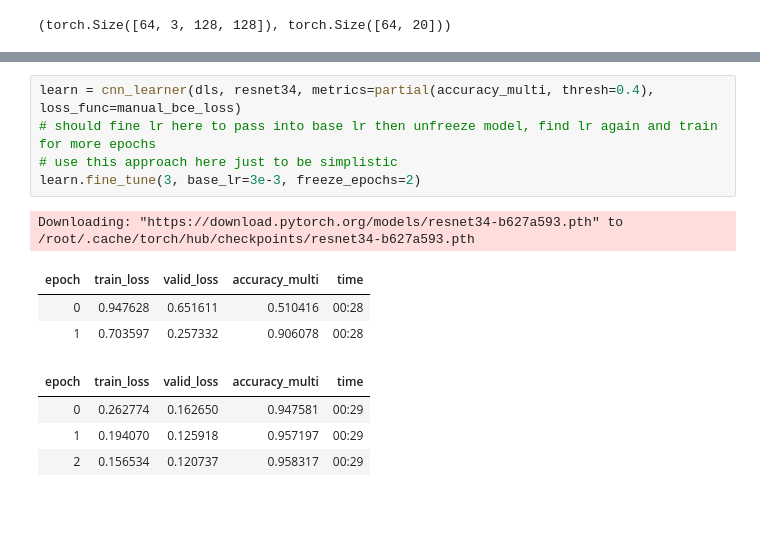
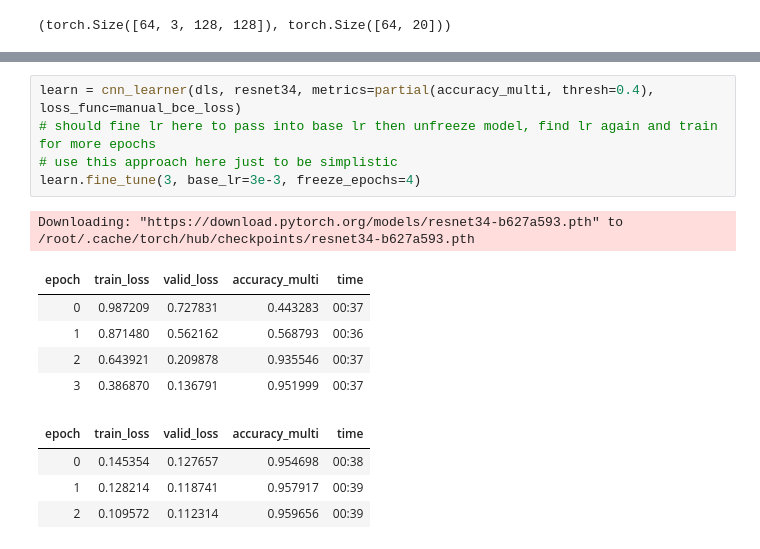
Before and after one commit to Nick-palmar/fast_book, a Jupyter notebook: 06_other_cv_redos.ipynb, the cells around one changed output, grey strips where cells are left out. Drawn from its saved outputs; the diff is of its cells as text; blank space fills up the shorter version.

```diff
--- a/06_other_cv_redos.ipynb
+++ b/06_other_cv_redos.ipynb
@@ -113,17 +113,19 @@ manual_bce_loss(act, y), nn.BCEWithLogitsLoss()(act, y)
 # %%
 learn = cnn_learner(dls, resnet34, metrics=partial(accuracy_multi, thresh=0.4), loss_func=manual_bce_loss)
 # should fine lr here to pass into base lr then unfreeze model, find lr again and train for more epochs
 # use this approach here just to be simplistic
-learn.fine_tune(3, base_lr=3e-3, freeze_epochs=2)
+learn.fine_tune(3, base_lr=3e-3, freeze_epochs=4)
 # %% [output]
 Downloading: "https://download.pytorch.org/models/resnet34-b627a593.pth" to /root/.cache/torch/hub/checkpoints/resnet34-b627a593.pth
 | epoch | train_loss | valid_loss | accuracy_multi | time |
-| 0 | 0.947628 | 0.651611 | 0.510416 | 00:28 |
-| 1 | 0.703597 | 0.257332 | 0.906078 | 00:28 |
+| 0 | 0.987209 | 0.727831 | 0.443283 | 00:37 |
+| 1 | 0.871480 | 0.562162 | 0.568793 | 00:36 |
+| 2 | 0.643921 | 0.209878 | 0.935546 | 00:37 |
+| 3 | 0.386870 | 0.136791 | 0.951999 | 00:37 |
 | epoch | train_loss | valid_loss | accuracy_multi | time |
-| 0 | 0.262774 | 0.162650 | 0.947581 | 00:29 |
-| 1 | 0.194070 | 0.125918 | 0.957197 | 00:29 |
-| 2 | 0.156534 | 0.120737 | 0.958317 | 00:29 |
+| 0 | 0.145354 | 0.127657 | 0.954698 | 00:38 |
+| 1 | 0.128214 | 0.118741 | 0.957917 | 00:39 |
+| 2 | 0.109572 | 0.112314 | 0.959656 | 00:39 |
 # %%
 # see if we can pick a threshold hyperparamter
 preds, targs = learn.get_preds()
```
Also changed, not shown: parts of 25 cells of this notebook.
